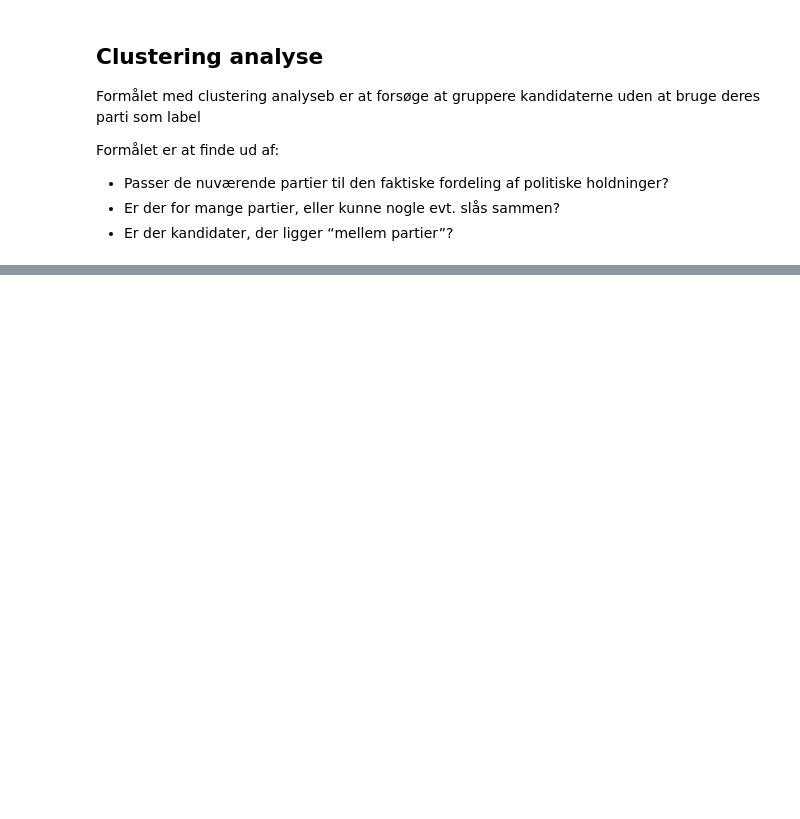
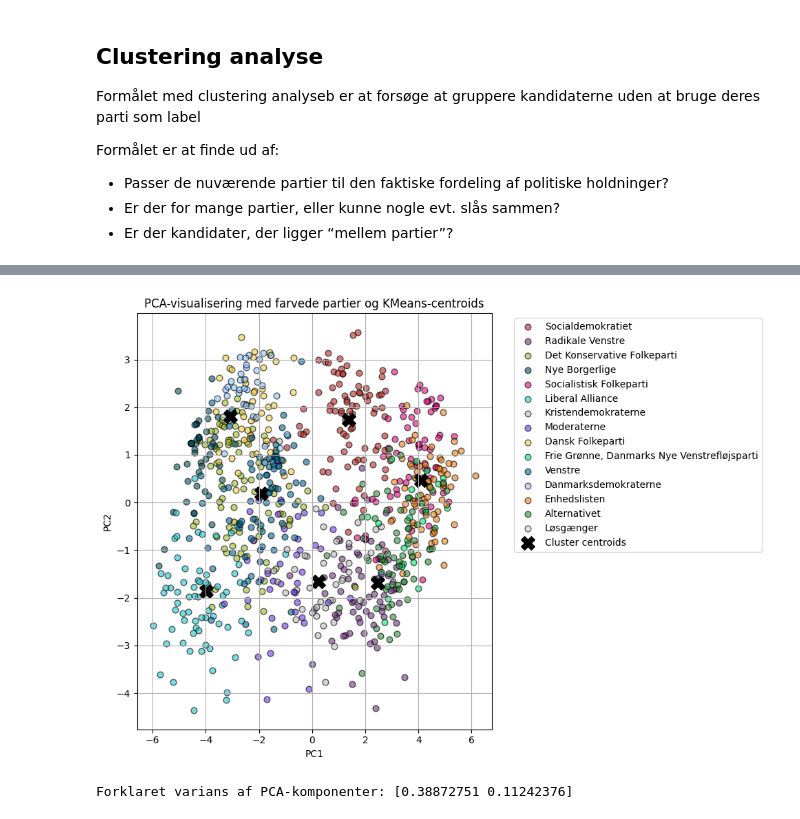
Before and after one commit to KatAamand/MAL, a Jupyter notebook: Assignment6_candidates/6. Candidate Test 2022 II.ipynb, the cells around one changed output, grey strips where cells are left out. Saved outputs shown, nothing was run; the diff lists cells and outputs as text; code cells hidden in the pictures; blank space fills up the shorter version.

```diff
--- a/Assignment6_candidates/6. Candidate Test 2022 II.ipynb
+++ b/Assignment6_candidates/6. Candidate Test 2022 II.ipynb
@@ -283,0 +309,53 @@ Antal støj-kandidater: 739
+# %%
+from sklearn.decomposition import PCA
+from sklearn.preprocessing import StandardScaler
+from matplotlib.patches import Ellipse
+
+# Udtræk og skaler kun spørgsmålskolonnerne
+data_question_only = data[question_cols].dropna()
+
+scaler = StandardScaler()
+data_scaled = scaler.fit_transform(data_question_only)
+
+# Lav en DataFrame med index og kolonnenavne bevaret
+data_scaled_df = pd.DataFrame(data_scaled, columns=question_cols, index=data.index)
+
+# PCA til 2 komponenter (for visualisering)
+pca = PCA(n_components=2)
+X_pca = pca.fit_transform(data_scaled)
+
+# Brug dine KMeans-clusters (fx fra k=7)
+kmeans = KMeans(n_clusters=7, random_state=42)
+clusters = kmeans.fit_predict(data_scaled)
+
+# Lav DataFrame med labels og farver
+viz_df = pd.DataFrame(X_pca, columns=["PC1", "PC2"])
+viz_df["cluster"] = clusters
+viz_df["parti"] = data.loc[data_scaled_df.index, "parti"]
+
+# Tegn både kandidater (farvet efter parti) og centroids (sort X)
+plt.figure(figsize=(10, 7))
+
+# Kandidater
+for party, color in party_colors.items():
+    mask = viz_df["parti"] == party
+    plt.scatter(viz_df.loc[mask, "PC1"], viz_df.loc[mask, "PC2"],
+                label=party, color=color, alpha=0.6, edgecolor="k", s=40)
+
+# Centroids (fra KMeans)
+centroids_pca = pca.transform(kmeans.cluster_centers_)
+plt.scatter(centroids_pca[:, 0], centroids_pca[:, 1],
+            c='black', s=200, marker='X', label='Cluster centroids')
+
+plt.title("PCA-visualisering med farvede partier og KMeans-centroids")
+plt.xlabel("PC1")
+plt.ylabel("PC2")
+plt.legend(bbox_to_anchor=(1.05, 1), loc="upper left")
+plt.grid(True)
+plt.tight_layout()
+plt.show()
+
+print("Forklaret varians af PCA-komponenter:", pca.explained_variance_ratio_)
+# %% [output]
+[figure, added]
+Forklaret varians af PCA-komponenter: [0.38872751 0.11242376]
```
Also changed, not shown: parts of 13 cells of this notebook.
